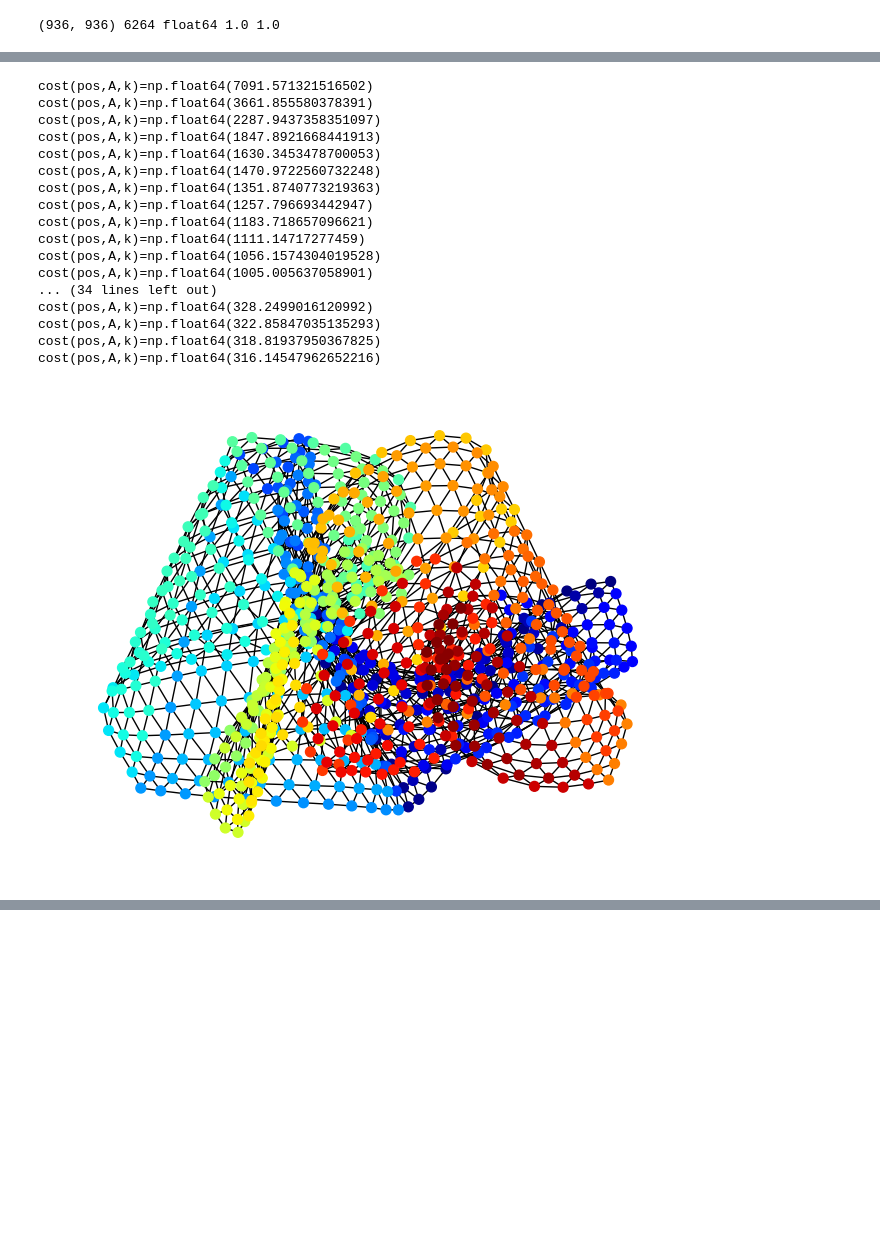
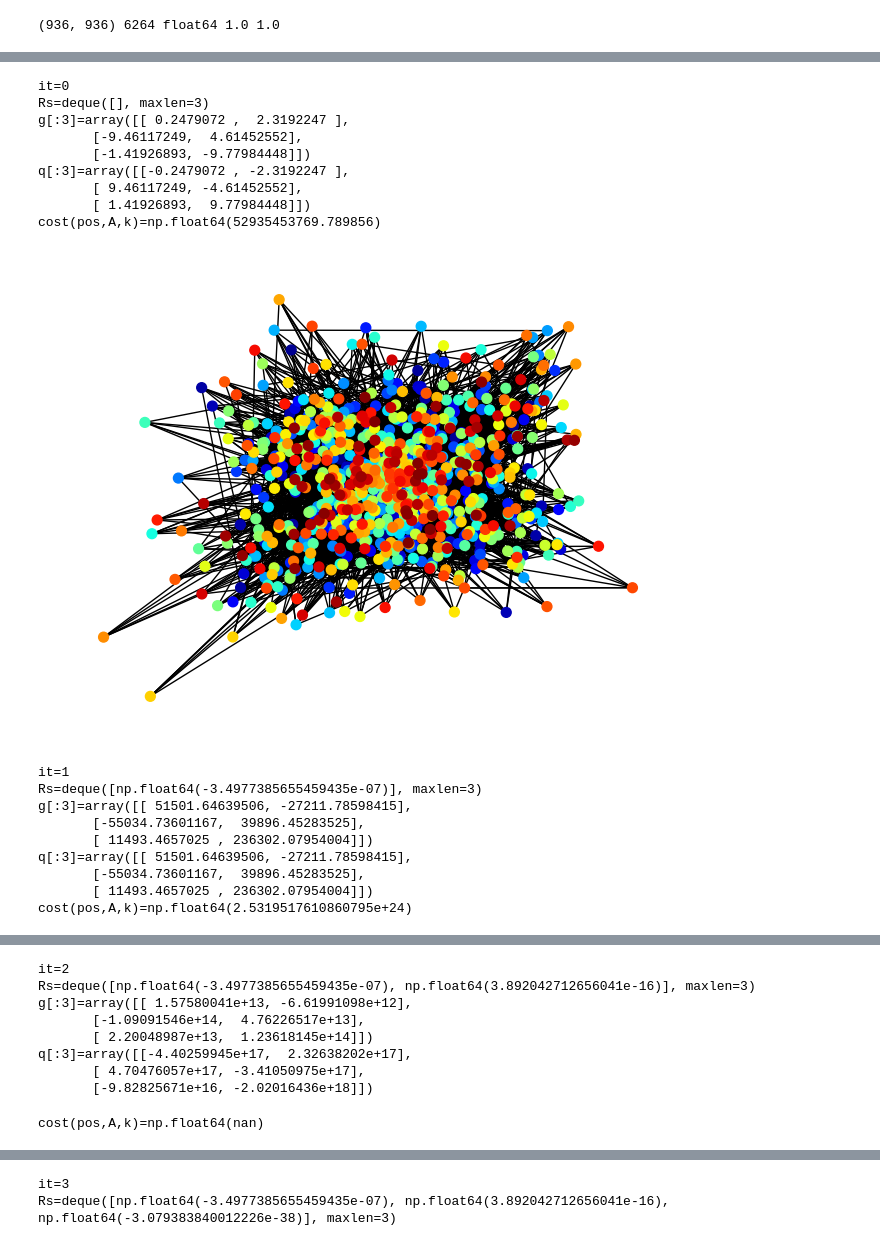
Before and after one commit to HirokiHamaguchi/Initial_Placement_for_Fruchterman-Reingold_Force_Model_with_Coordinate_Newton_Direction, a Jupyter notebook: src/jupyter/test.ipynb, the cells around one changed output, grey strips where cells are left out. Cells and saved outputs as stored; diff of their text form; code cells hidden in the pictures; blank space fills up the shorter version.

```diff
--- a/src/jupyter/test.ipynb
+++ b/src/jupyter/test.ipynb
@@ -11,41 +11,42 @@ import time
 # %%
 mat = getMatrixByName("jagmesh1")
 print(mat.shape, mat.nnz, mat.dtype, np.min(mat.data), np.max(mat.data))
 
 if scipy.sparse.issparse(mat):
     mat.setdiag(0)
     mat.eliminate_zeros()
     mat.data = np.abs(mat.data)
 else:
     mat[np.diag_indices_from(mat)] = 0
     mat.data = np.abs(mat.data)
 
 visMat(mat)
 
 
 G = nx.Graph(mat)
 
-# for pos in spring_layout(G, method="BFGS", iterations=10):
-#     visGraph(G, pos)
-visGraph(G, list(spring_layout(G, method="FR", iterations=50))[-1])
+for pos in spring_layout(G, method="BFGS", iterations=50):
+    visGraph(G, pos)
+# visGraph(G, list(spring_layout(G, method="BFGS", iterations=50))[-1])
 # %% [output]
 (936, 936) 6264 float64 1.0 1.0
 [figure]
-cost(pos,A,k)=np.float64(7091.571321516502)
-cost(pos,A,k)=np.float64(3661.855580378391)
-cost(pos,A,k)=np.float64(2287.9437358351097)
-cost(pos,A,k)=np.float64(1847.8921668441913)
-cost(pos,A,k)=np.float64(1630.3453478700053)
-cost(pos,A,k)=np.float64(1470.9722560732248)
-cost(pos,A,k)=np.float64(1351.8740773219363)
-cost(pos,A,k)=np.float64(1257.796693442947)
-cost(pos,A,k)=np.float64(1183.718657096621)
-cost(pos,A,k)=np.float64(1111.14717277459)
-cost(pos,A,k)=np.float64(1056.1574304019528)
-cost(pos,A,k)=np.float64(1005.005637058901)
-... (34 lines left out)
-cost(pos,A,k)=np.float64(328.2499016120992)
-cost(pos,A,k)=np.float64(322.85847035135293)
-cost(pos,A,k)=np.float64(318.81937950367825)
-cost(pos,A,k)=np.float64(316.14547962652216)
+it=0
+Rs=deque([], maxlen=3)
+g[:3]=array([[ 0.2479072 ,  2.3192247 ],
+       [-9.46117249,  4.61452552],
+       [-1.41926893, -9.77984448]])
+q[:3]=array([[-0.2479072 , -2.3192247 ],
+       [ 9.46117249, -4.61452552],
+       [ 1.41926893,  9.77984448]])
+cost(pos,A,k)=np.float64(52935453769.789856)
-[figure, old version]
+[figure, new version]
+it=1
+Rs=deque([np.float64(-3.4977385655459435e-07)], maxlen=3)
+g[:3]=array([[ 51501.64639506, -27211.78598415],
+       [-55034.73601167,  39896.45283525],
+       [ 11493.4657025 , 236302.07954004]])
+q[:3]=array([[ 51501.64639506, -27211.78598415],
+       [-55034.73601167,  39896.45283525],
+       [ 11493.4657025 , 236302.07954004]])
+cost(pos,A,k)=np.float64(2.5319517610860795e+24)
@@ -51,0 +54,9 @@ cost(pos,A,k)=np.float64(316.14547962652216)
+it=2
+Rs=deque([np.float64(-3.4977385655459435e-07), np.float64(3.892042712656041e-16)], maxlen=3)
+g[:3]=array([[ 1.57580041e+13, -6.61991098e+12],
+       [-1.09091546e+14,  4.76226517e+13],
+       [ 2.20048987e+13,  1.23618145e+14]])
+q[:3]=array([[-4.40259945e+17,  2.32638202e+17],
+       [ 4.70476057e+17, -3.41050975e+17],
+       [-9.82825671e+16, -2.02016436e+18]])
+cost(pos,A,k)=np.float64(nan)
@@ -51,0 +64,2 @@ cost(pos,A,k)=np.float64(316.14547962652216)
+it=3
+Rs=deque([np.float64(-3.4977385655459435e-07), np.float64(3.892042712656041e-16), np.float64(-3.079383840012226e-38)], maxlen=3)
```
Also changed, not shown: parts of 2 cells of this notebook, 8 other files.
